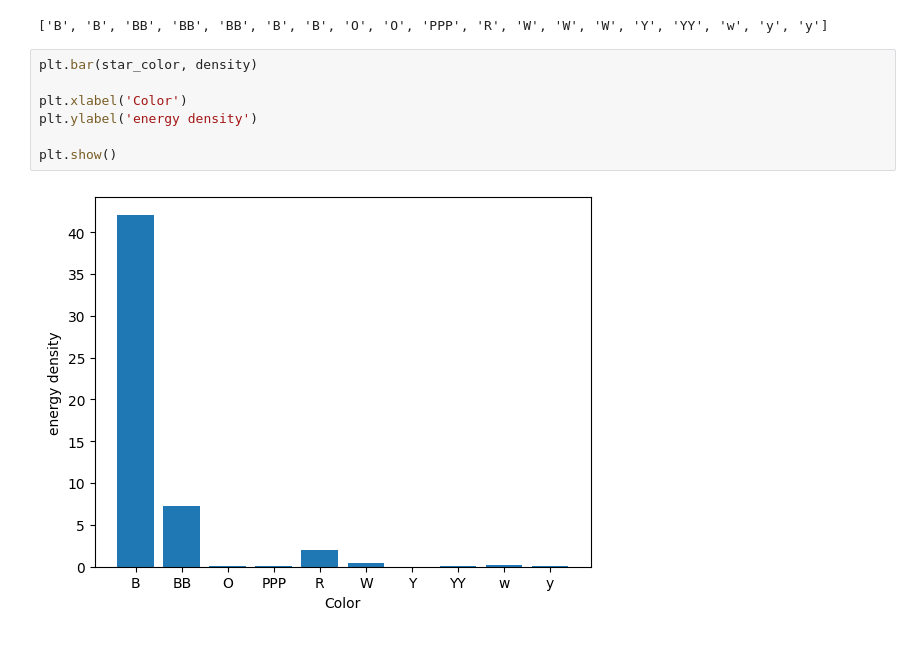
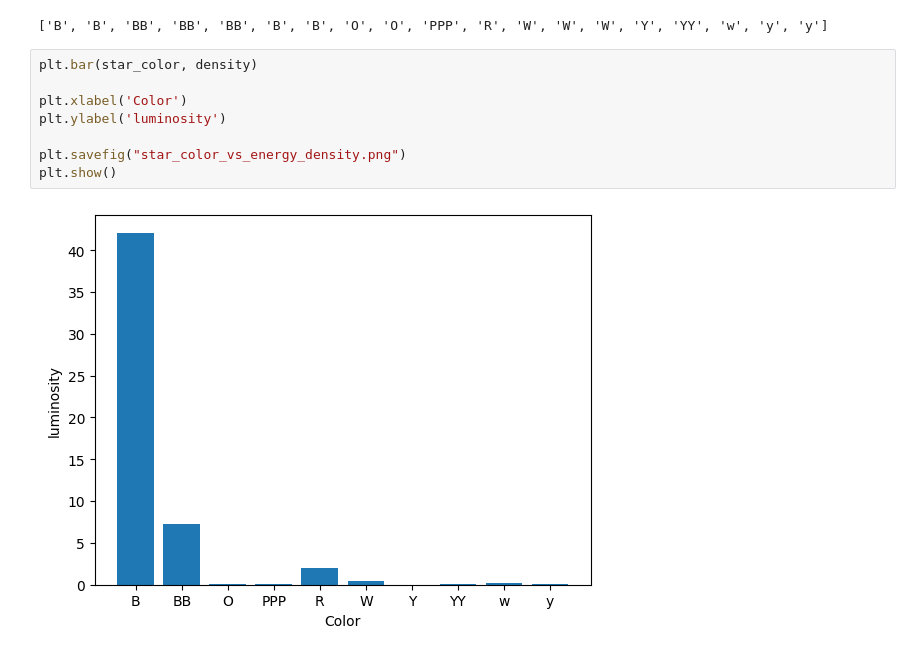
Before and after one commit to Buchimi/ACM-Research-coding-challenge-23S, a Jupyter notebook: tests.ipynb, the cells around one changed output. Drawn from its saved outputs; the diff is of its cells as text.

```diff
--- a/tests.ipynb
+++ b/tests.ipynb
@@ -156,9 +157,10 @@ print(star_color)
 # %%
 plt.bar(star_color, density)
 
 plt.xlabel('Color')
-plt.ylabel('energy density')
+plt.ylabel('luminosity')
 
+plt.savefig("star_color_vs_energy_density.png")
 plt.show()
 # %% [output]
-[figure, old version]
+[figure, new version]
```
Also changed, not shown: parts of 1 cell of this notebook, 2 other files.
